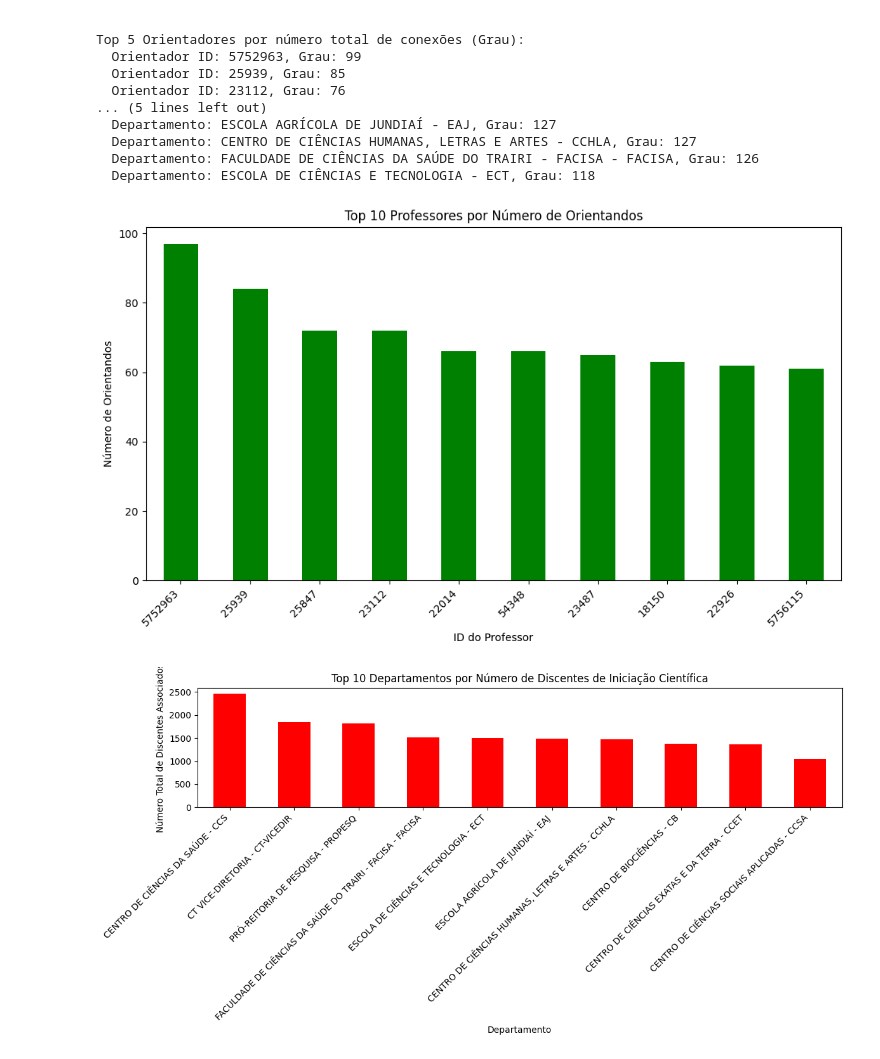
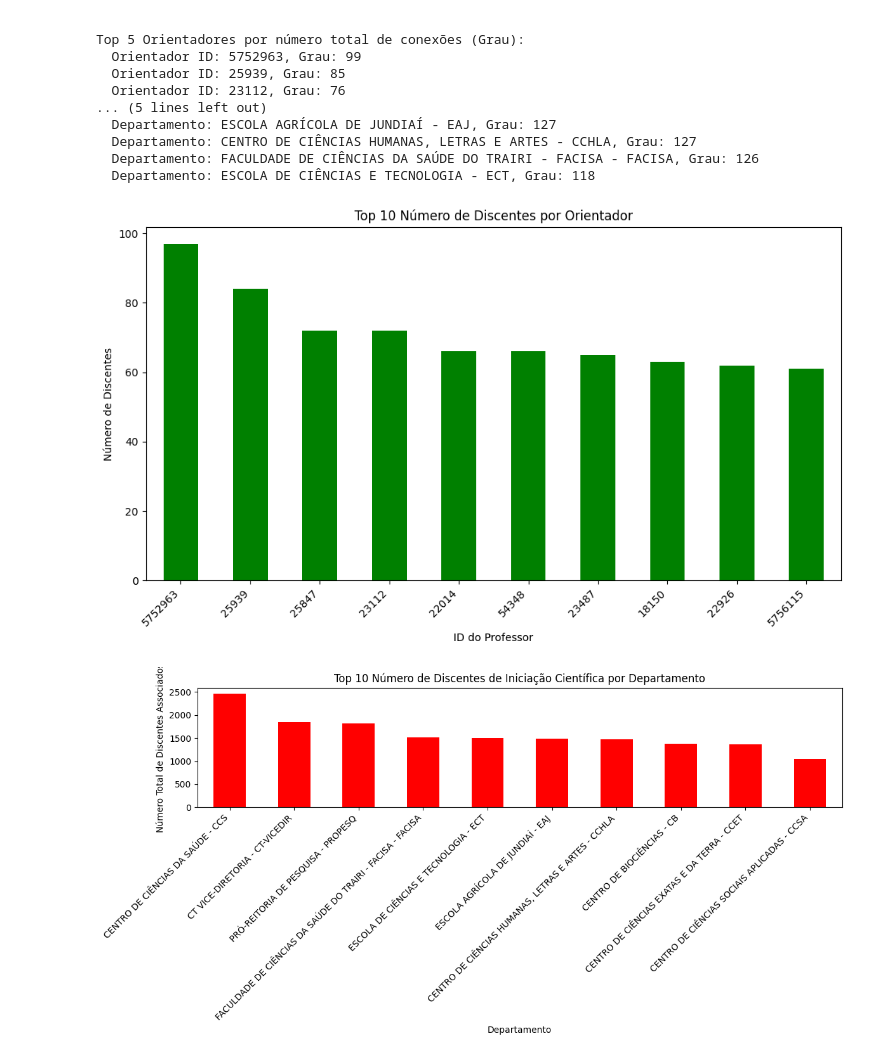
Before and after one commit to LukasMarquess/Grafos---Bolsas-IC-UFRN, a Jupyter notebook: GrafoPrincipal.ipynb, the cells around one changed output. Cells and saved outputs as stored; diff of their text form; code cells hidden in the pictures.

```diff
--- a/GrafoPrincipal.ipynb
+++ b/GrafoPrincipal.ipynb
@@ -163,63 +163,36 @@ if grafo_final:
 
     plt.figure(figsize=(10, 6))
     top_orientadores.plot(kind='bar', color='green')
-    plt.title(f'Top {top_n} Professores por Número de Orientandos')
+    plt.title(f'Top {top_n} Número de Discentes por Orientador')
     plt.xlabel('ID do Professor')
-    plt.ylabel('Número de Orientandos')
+    plt.ylabel('Número de Discentes')
     plt.xticks(rotation=45, ha='right') # Rotação para IDs longos
     plt.tight_layout() # Ajusta o layout para evitar cortes
     plt.show()
 
     # Print de espaço
     print()
 
     # Gráfico 2: Top N Departamentos por número de Discentes
     # Converter o dicionário para Series
     serie_departamentos_discentes = pd.Series(contagem_discentes_por_departamento)
 
     # Pegar os top N (vamos usar 10 como exemplo, pode ajustar)
     # Filtrar para departamentos que estão no grafo_final
     top_departamentos = serie_departamentos_discentes[serie_departamentos_discentes.index.isin([node for node, data in grafo_final.nodes(data=True) if data.get('bipartite') == 'departamento'])].sort_values(ascending=False).head(top_n)
 
 
     plt.figure(figsize=(12, 6))
     top_departamentos.plot(kind='bar', color='red')
-    plt.title(f'Top {top_n} Departamentos por Número de Discentes de Iniciação Científica')
+    plt.title(f'Top {top_n} Número de Discentes de Iniciação Científica por Departamento')
     plt.xlabel('Departamento')
     plt.ylabel('Número Total de Discentes Associados')
     plt.xticks(rotation=45, ha='right') # Rotação para nomes longos
     plt.tight_layout()
     plt.show()
 
-    # Print para espaçamento
-    print()
-
-    # Gráfico 3: Distribuição de Grau do Grafo
-    # Calcular os graus de todos os nós
-    graus = [grafo_final.degree(n) for n in grafo_final.nodes()]
-
-    # Contar a frequência de cada grau
-    contagem_graus = collections.Counter(graus)
-
-    # Separar graus e suas contagens para plotagem
-    graus_plot = list(contagem_graus.keys())
-    contagens_plot = list(contagem_graus.values())
-
-    # Ordenar por grau para uma visualização mais limpa
-    graus_plot, contagens_plot = zip(*sorted(zip(graus_plot, contagens_plot)))
-
-    plt.figure(figsize=(10, 6))
-    plt.bar(graus_plot, contagens_plot, width=0.8, color='skyblue')
-    plt.title('Distribuição de Grau do Grafo')
-    plt.xlabel('Grau (Número de Conexões)')
-    plt.ylabel('Número de Nós')
-    plt.yscale('log') # Usar escala logarítmica no eixo Y pode ser útil para ver graus baixos e altos
-    plt.grid(True, axis='y', linestyle='--', alpha=0.6)
-    plt.tight_layout()
-    plt.show()
-
 else:
     print("O grafo não foi criado. Por favor rode as células anteriores.")
 # %% [output]
-[figure, old version]
+[figure, new version]
 [figure]
```
Also changed, not shown: parts of 2 cells of this notebook.
